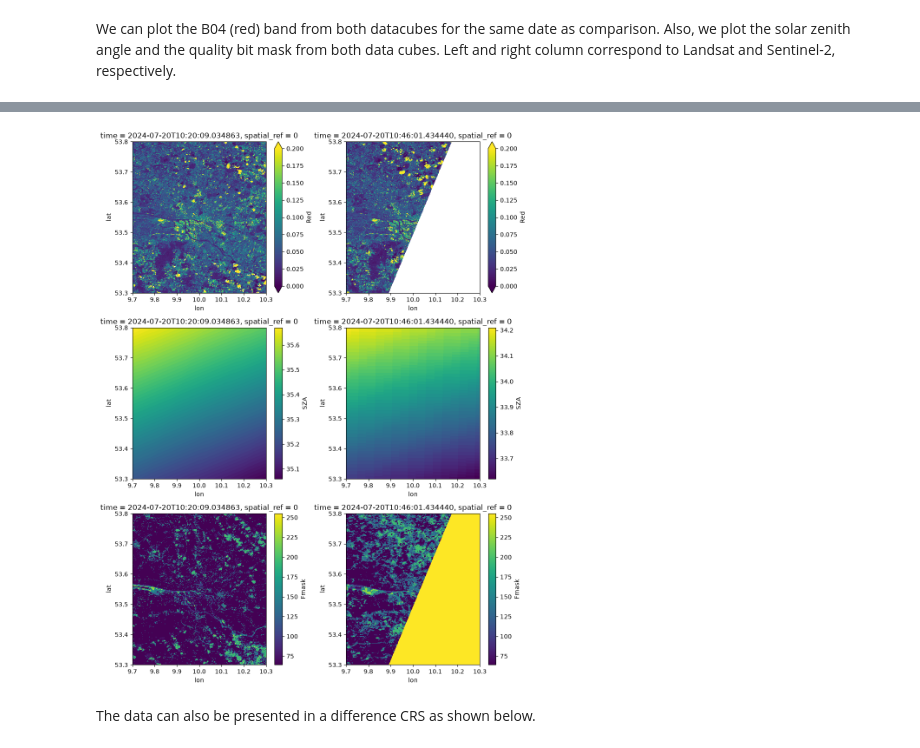
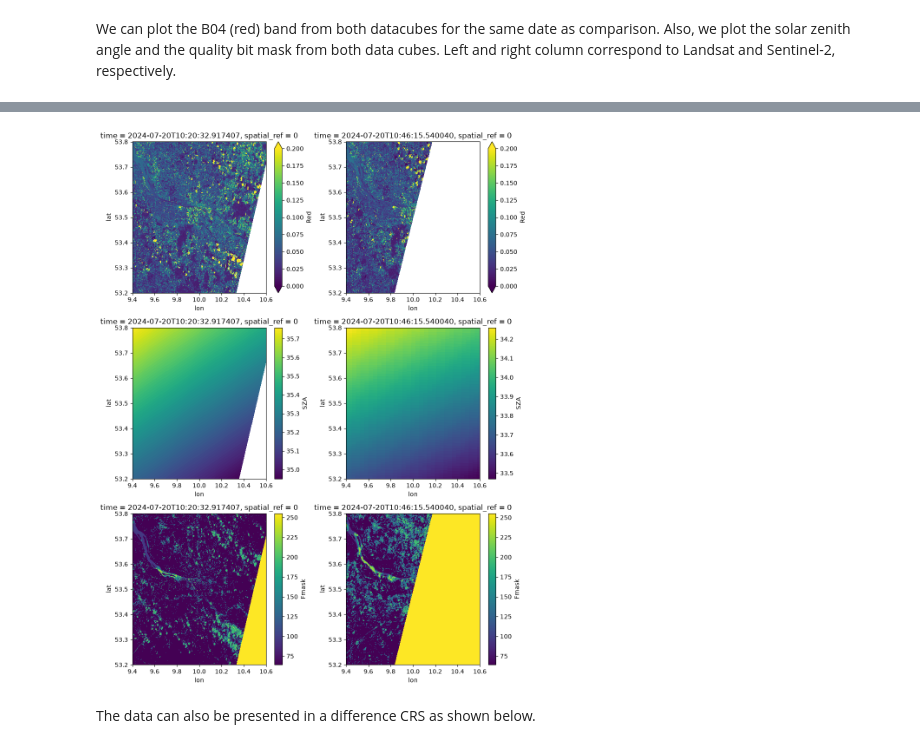
Before and after one commit to xcube-dev/xcube-stac, a Jupyter notebook: examples/notebooks/hls_planetary_computer.ipynb, the cells around one changed output, grey strips where cells are left out. Saved outputs shown, nothing was run; the diff lists cells and outputs as text; code cells hidden in the pictures.

```diff
--- a/examples/notebooks/hls_planetary_computer.ipynb
+++ b/examples/notebooks/hls_planetary_computer.ipynb
@@ -66,12 +66,14 @@ Wall time: 86.8 μs
 <xcube.util.jsonschema.JsonObjectSchema at 0x...>
 # %% [markdown]
 First we request the Landsat datacube, where we set the bounding box to cover the greater Hamburg area and the time range to July 2024. We select the blue, green, and red band and also retrieve the solar and vieweing angles along with the quality bit mask band (`Fmask`).
+# %%
+bbox = [9.4, 53.2, 10.6, 53.8]
 # %%
 %%time
 ds_landsat = store.open_data(
     data_id="hls2-l30",
-    bbox=[9.7, 53.3, 10.3, 53.8],
-    time_range=["2024-07-01", "2024-08-01"],
+    bbox=bbox,
+    time_range=["2024-07-20", "2024-07-23"],
     spatial_res=30 / 111320,  # meter in degree
     crs="EPSG:4326",
     asset_names=["B02", "B03", "B04", "SAA", "SZA", "VAA", "VZA", "Fmask"],
@@ -103,8 +105,8 @@ We can request the Sentinel-2 data cube for the same opening parameters.
 %%time
 ds_sen2 = store.open_data(
     data_id="hls2-s30",
-    bbox=[9.7, 53.3, 10.3, 53.8],
-    time_range=["2024-07-01", "2024-08-01"],
+    bbox=bbox,
+    time_range=["2024-07-15", "2024-07-25"],
     spatial_res=30 / 111320,  # meter in degree
     crs="EPSG:4326",
     asset_names=["B02", "B03", "B04", "SAA", "SZA", "VAA", "VZA", "Fmask"],
@@ -135,11 +137,11 @@ We can plot the B04 (red) band from both datacubes for the same date as comparis
 # %%
 %%time
 fig, ax = plt.subplots(3, 2, figsize=(10, 13))
-ds_landsat.B04.sel(time="2024-07-20").plot(ax=ax[0, 0], vmin=0., vmax=0.2)
-ds_sen2.B04.sel(time="2024-07-20").plot(ax=ax[0, 1], vmin=0., vmax=0.2)
-ds_landsat.SZA.sel(time="2024-07-20").plot(ax=ax[1, 0])
-ds_sen2.SZA.sel(time="2024-07-20").plot(ax=ax[1, 1])
-ds_landsat.Fmask.sel(time="2024-07-20").plot(ax=ax[2, 0])
-ds_sen2.Fmask.sel(time="2024-07-20").plot(ax=ax[2, 1])
+ds_landsat.B04.sel(time="2024-07-20")[::3, ::3].plot(ax=ax[0, 0], vmin=0., vmax=0.2)
+ds_sen2.B04.sel(time="2024-07-20")[::3, ::3].plot(ax=ax[0, 1], vmin=0., vmax=0.2)
+ds_landsat.SZA.sel(time="2024-07-20")[::3, ::3].plot(ax=ax[1, 0])
+ds_sen2.SZA.sel(time="2024-07-20")[::3, ::3].plot(ax=ax[1, 1])
+ds_landsat.Fmask.sel(time="2024-07-20")[::3, ::3].plot(ax=ax[2, 0])
+ds_sen2.Fmask.sel(time="2024-07-20")[::3, ::3].plot(ax=ax[2, 1])
 plt.tight_layout()
 # %% [output]
@@ -148,4 +150,4 @@ Wall time: 15.4 s
-[figure, old version]
+[figure, new version]
 # %% [markdown]
 The data can also be presented in a difference CRS as shown below.
 # %%
```
Also changed, not shown: parts of 11 cells of this notebook, 5 other files.
